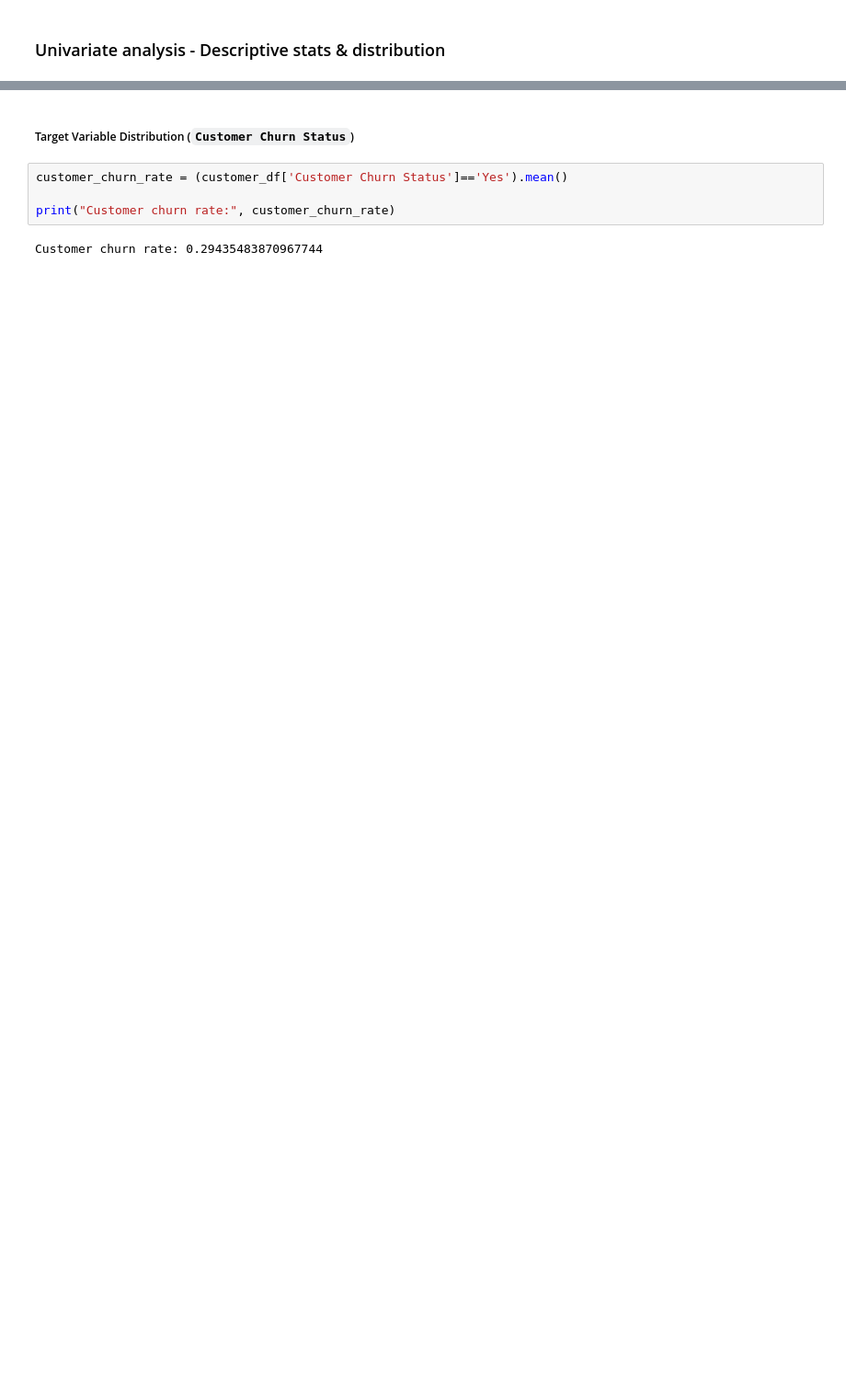
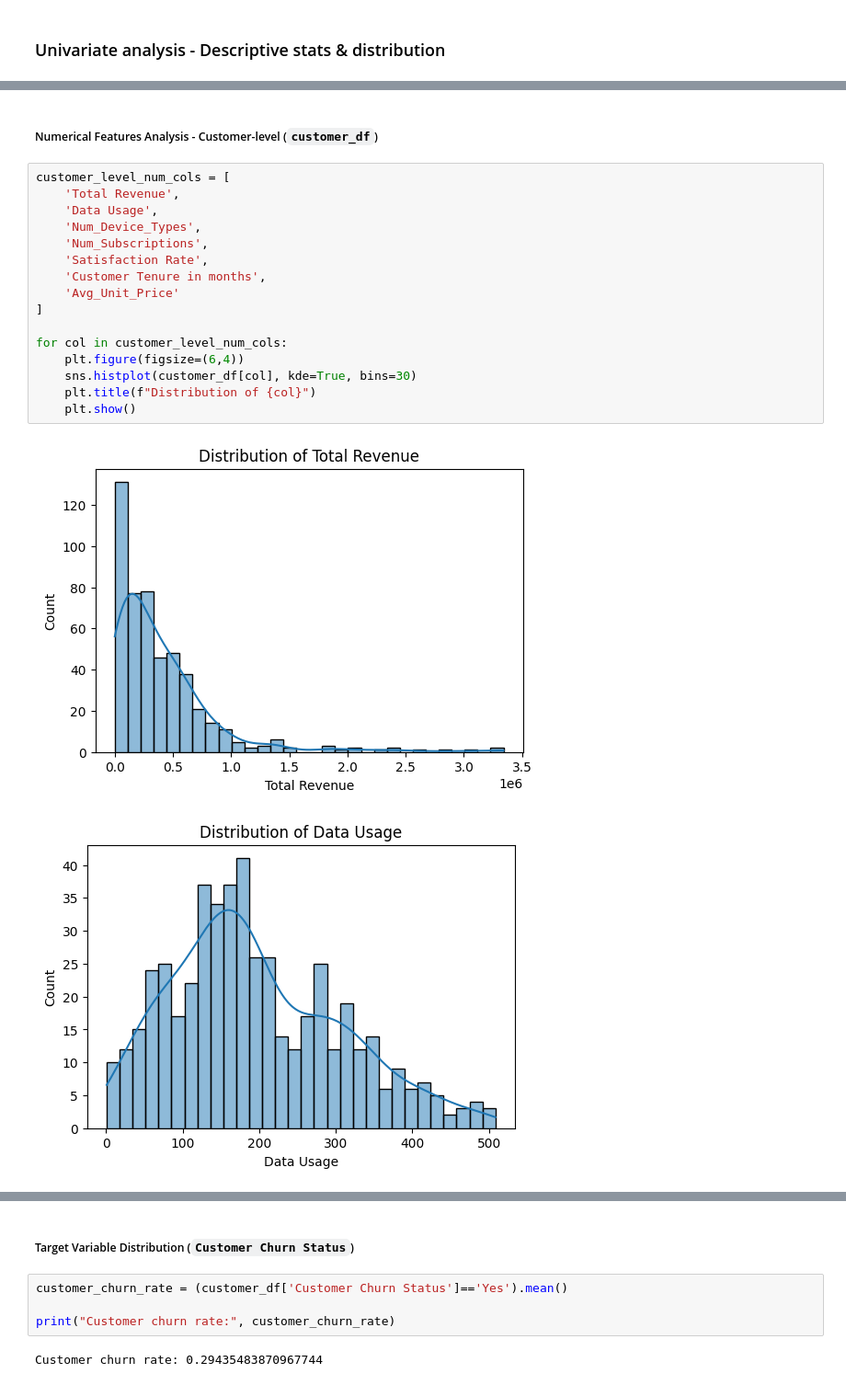
Before and after one commit to AISaturdaysLagos/C9-team-benokri, a Jupyter notebook: mtn_churn_prediction.ipynb, the cells around one changed output, grey strips where cells are left out. Shown at 92% size. Saved outputs shown, nothing was run; the diff lists cells and outputs as text; blank space fills up the shorter version.

```diff
--- a/mtn_churn_prediction.ipynb
+++ b/mtn_churn_prediction.ipynb
@@ -229,0 +272,21 @@ Customer-level (`customer_df`)
+# %% [markdown]
+##### Numerical Features Analysis - Customer-level (`customer_df`)
+# %%
+customer_level_num_cols = [
+    'Total Revenue',
+    'Data Usage',
+    'Num_Device_Types',
+    'Num_Subscriptions',
+    'Satisfaction Rate',
+    'Customer Tenure in months',
+    'Avg_Unit_Price'
+]
+
+for col in customer_level_num_cols:
+    plt.figure(figsize=(6,4))
+    sns.histplot(customer_df[col], kde=True, bins=30)
+    plt.title(f"Distribution of {col}")
+    plt.show()
+# %% [output]
+[figure, added]
+[figure, added]
```
Also changed, not shown: parts of 23 cells of this notebook.
